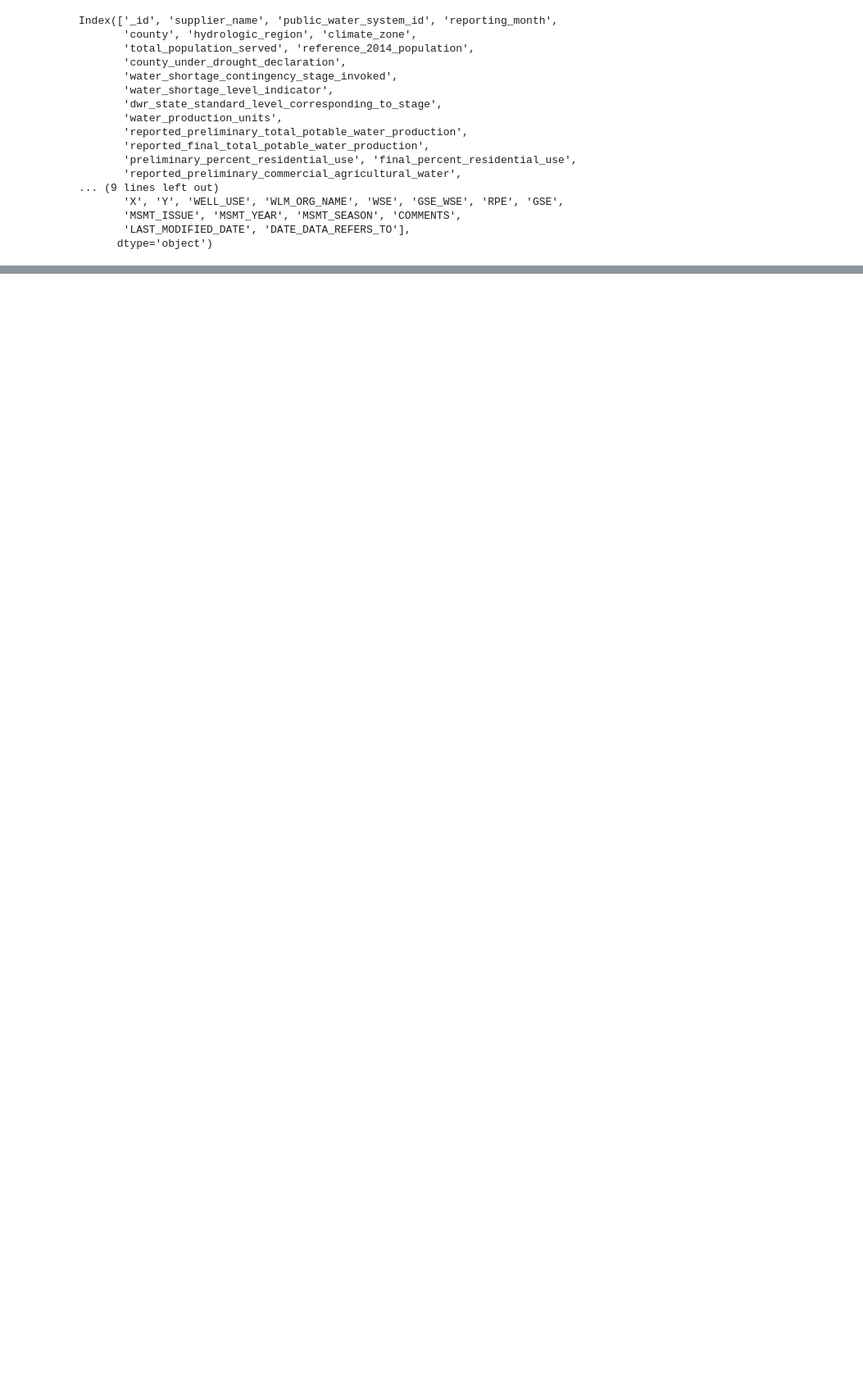
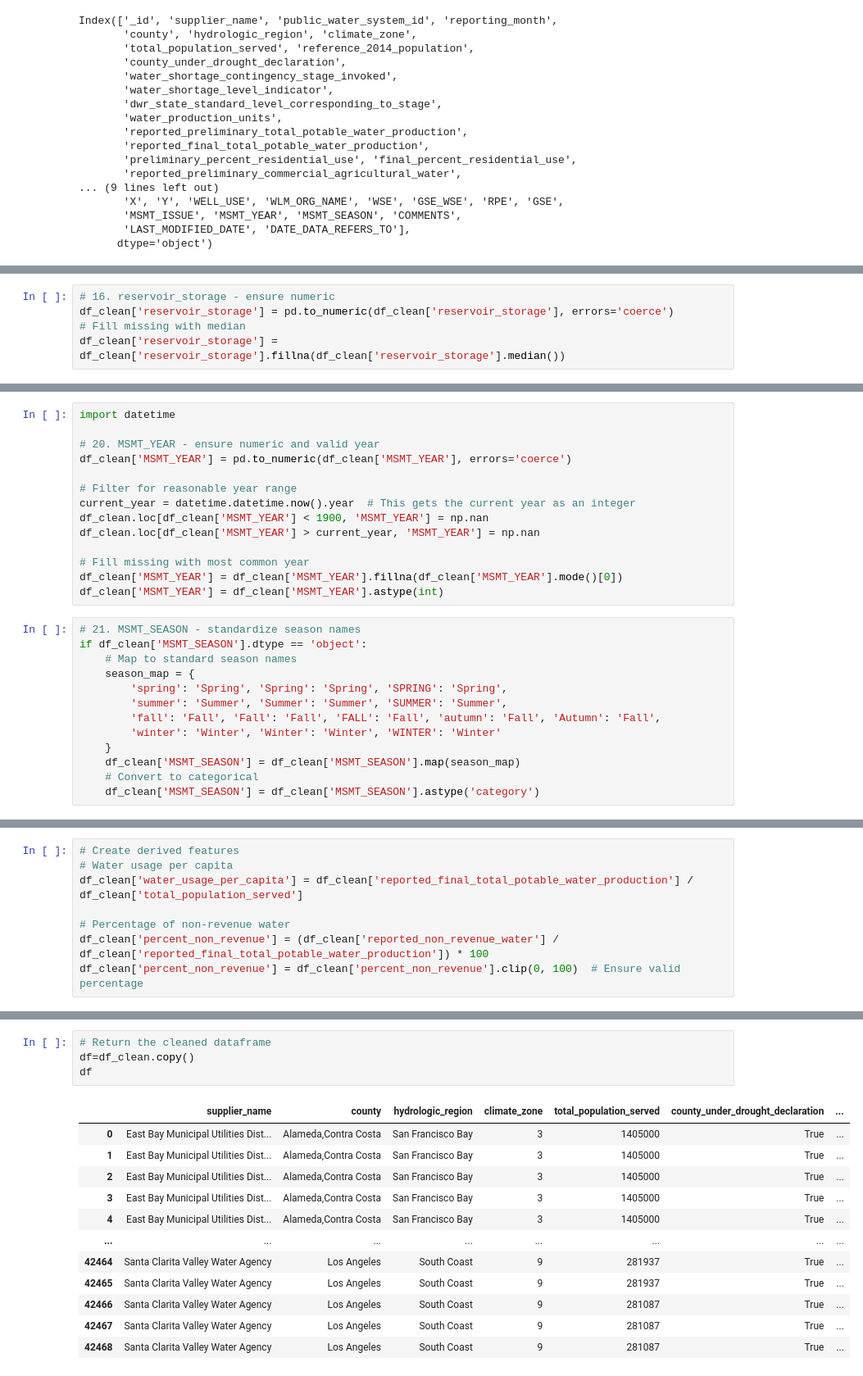
Before and after one commit to harneetdhillon2020/cmpe255_final_project, a Jupyter notebook: 255_project.ipynb, the cells around one changed output, grey strips where cells are left out. Shown: that part at 82% size. Cells and saved outputs as stored; diff of their text form; blank space fills up the shorter version.

```diff
--- a/255_project.ipynb
+++ b/255_project.ipynb
@@ -150,0 +293,5 @@ Index(['_id', 'supplier_name', 'public_water_system_id', 'reporting_month',
+# %%
+# 16. reservoir_storage - ensure numeric
+df_clean['reservoir_storage'] = pd.to_numeric(df_clean['reservoir_storage'], errors='coerce')
+# Fill missing with median
+df_clean['reservoir_storage'] = df_clean['reservoir_storage'].fillna(df_clean['reservoir_storage'].median())
@@ -150,0 +313,27 @@ Index(['_id', 'supplier_name', 'public_water_system_id', 'reporting_month',
+# %%
+import datetime
+
+# 20. MSMT_YEAR - ensure numeric and valid year
+df_clean['MSMT_YEAR'] = pd.to_numeric(df_clean['MSMT_YEAR'], errors='coerce')
+
+# Filter for reasonable year range
+current_year = datetime.datetime.now().year  # This gets the current year as an integer
+df_clean.loc[df_clean['MSMT_YEAR'] < 1900, 'MSMT_YEAR'] = np.nan
+df_clean.loc[df_clean['MSMT_YEAR'] > current_year, 'MSMT_YEAR'] = np.nan
+
+# Fill missing with most common year
+df_clean['MSMT_YEAR'] = df_clean['MSMT_YEAR'].fillna(df_clean['MSMT_YEAR'].mode()[0])
+df_clean['MSMT_YEAR'] = df_clean['MSMT_YEAR'].astype(int)
+# %%
+# 21. MSMT_SEASON - standardize season names
+if df_clean['MSMT_SEASON'].dtype == 'object':
+    # Map to standard season names
+    season_map = {
+        'spring': 'Spring', 'Spring': 'Spring', 'SPRING': 'Spring',
+        'summer': 'Summer', 'Summer': 'Summer', 'SUMMER': 'Summer',
+        'fall': 'Fall', 'Fall': 'Fall', 'FALL': 'Fall', 'autumn': 'Fall', 'Autumn': 'Fall',
+        'winter': 'Winter', 'Winter': 'Winter', 'WINTER': 'Winter'
+    }
+    df_clean['MSMT_SEASON'] = df_clean['MSMT_SEASON'].map(season_map)
+    # Convert to categorical
+    df_clean['MSMT_SEASON'] = df_clean['MSMT_SEASON'].astype('category')
@@ -150,0 +389,8 @@ Index(['_id', 'supplier_name', 'public_water_system_id', 'reporting_month',
+# %%
+# Create derived features
+# Water usage per capita
+df_clean['water_usage_per_capita'] = df_clean['reported_final_total_potable_water_production'] / df_clean['total_population_served']
+
+# Percentage of non-revenue water
+df_clean['percent_non_revenue'] = (df_clean['reported_non_revenue_water'] / df_clean['reported_final_total_potable_water_production']) * 100
+df_clean['percent_non_revenue'] = df_clean['percent_non_revenue'].clip(0, 100)  # Ensure valid percentage
@@ -150,0 +404,17 @@ Index(['_id', 'supplier_name', 'public_water_system_id', 'reporting_month',
+# %%
+# Return the cleaned dataframe
+df=df_clean.copy()
+df
+# %% [output]
+|  | supplier_name | county | hydrologic_region | climate_zone | total_population_served | county_under_drought_declaration | ... |
+| 0 | East Bay Municipal Utilities Dist... | Alameda,Contra Costa | San Francisco Bay | 3 | 1405000 | True | ... |
+| 1 | East Bay Municipal Utilities Dist... | Alameda,Contra Costa | San Francisco Bay | 3 | 1405000 | True | ... |
+| 2 | East Bay Municipal Utilities Dist... | Alameda,Contra Costa | San Francisco Bay | 3 | 1405000 | True | ... |
+| 3 | East Bay Municipal Utilities Dist... | Alameda,Contra Costa | San Francisco Bay | 3 | 1405000 | True | ... |
+| 4 | East Bay Municipal Utilities Dist... | Alameda,Contra Costa | San Francisco Bay | 3 | 1405000 | True | ... |
+| ... | ... | ... | ... | ... | ... | ... | ... |
+| 42464 | Santa Clarita Valley Water Agency | Los Angeles | South Coast | 9 | 281937 | True | ... |
+| 42465 | Santa Clarita Valley Water Agency | Los Angeles | South Coast | 9 | 281937 | True | ... |
+| 42466 | Santa Clarita Valley Water Agency | Los Angeles | South Coast | 9 | 281087 | True | ... |
+| 42467 | Santa Clarita Valley Water Agency | Los Angeles | South Coast | 9 | 281087 | True | ... |
+| 42468 | Santa Clarita Valley Water Agency | Los Angeles | South Coast | 9 | 281087 | True | ... |
```
Also changed, not shown: parts of 28 cells of this notebook.
